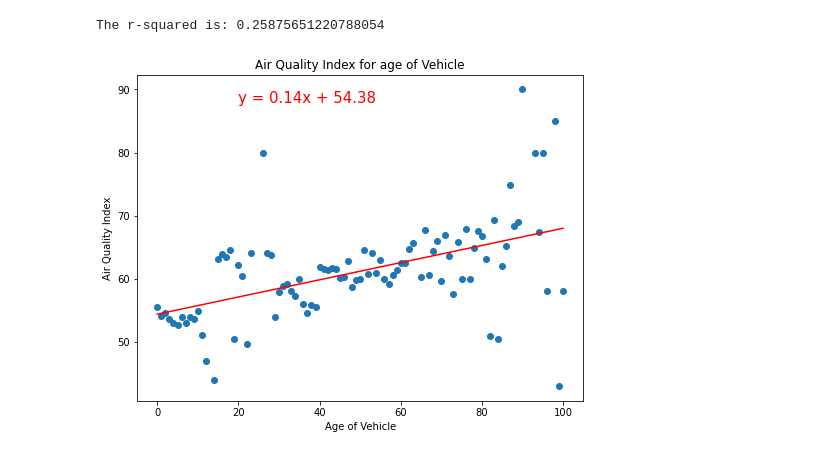
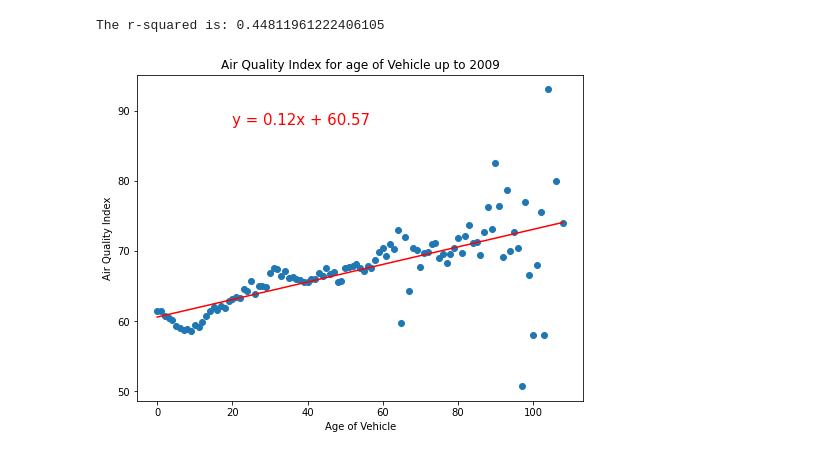
Before and after one commit to paloni-dotcom/Se7en, a Jupyter notebook: age_of_cars.ipynb, the cells around one changed output. Cells and saved outputs as stored; diff of their text form; code cells hidden in the pictures.

```diff
--- a/age_of_cars.ipynb
+++ b/age_of_cars.ipynb
@@ -85,26 +120,26 @@ veh_age_2009_df
 # %%
-# Plot the scatter plot
+# Plot the scatter plot for 2009
 plt.figure(figsize=(8,6))
 plt.scatter(veh_age_2009_df['vehicle_age'], veh_age_2009_df['AQI'])
 
 # Plot the linear regression model
 (slope, intercept, rvalue, pvalue, stderr) = st.linregress(veh_age_2009_df['vehicle_age'], veh_age_2009_df['AQI'])
 regress_values = veh_age_2009_df['vehicle_age'] * slope + intercept
 line_eq = "y = " + str(round(slope,2)) + "x + " + str(round(intercept,2))
 plt.plot(veh_age_2009_df['vehicle_age'], regress_values, "r-")
 plt.annotate(line_eq,(20,88),fontsize=15,color="red")
 
 # Set the title and axis labels
-plt.title("Air Quality Index for age of Vehicle")
+plt.title("Air Quality Index for age of Vehicle up to 2009")
 plt.xlabel("Age of Vehicle")
 plt.ylabel("Air Quality Index")
 
 # Calculate the correlation coefficient
 print(f"The r-squared is: {rvalue**2}")
 
-#plt.savefig("../Images/AQI_veh_age.png",bbox_inches="tight", pad_inches=.3)
+plt.savefig("Images/AQI_veh_age_2009.png",bbox_inches="tight", pad_inches=.3)
 
 plt.show()
 # %% [output]
-The r-squared is: 0.25875651220788054
+The r-squared is: 0.44811961222406105
-[figure, old version]
+[figure, new version]
```
Also changed, not shown: parts of 17 cells of this notebook, 1 other file.
